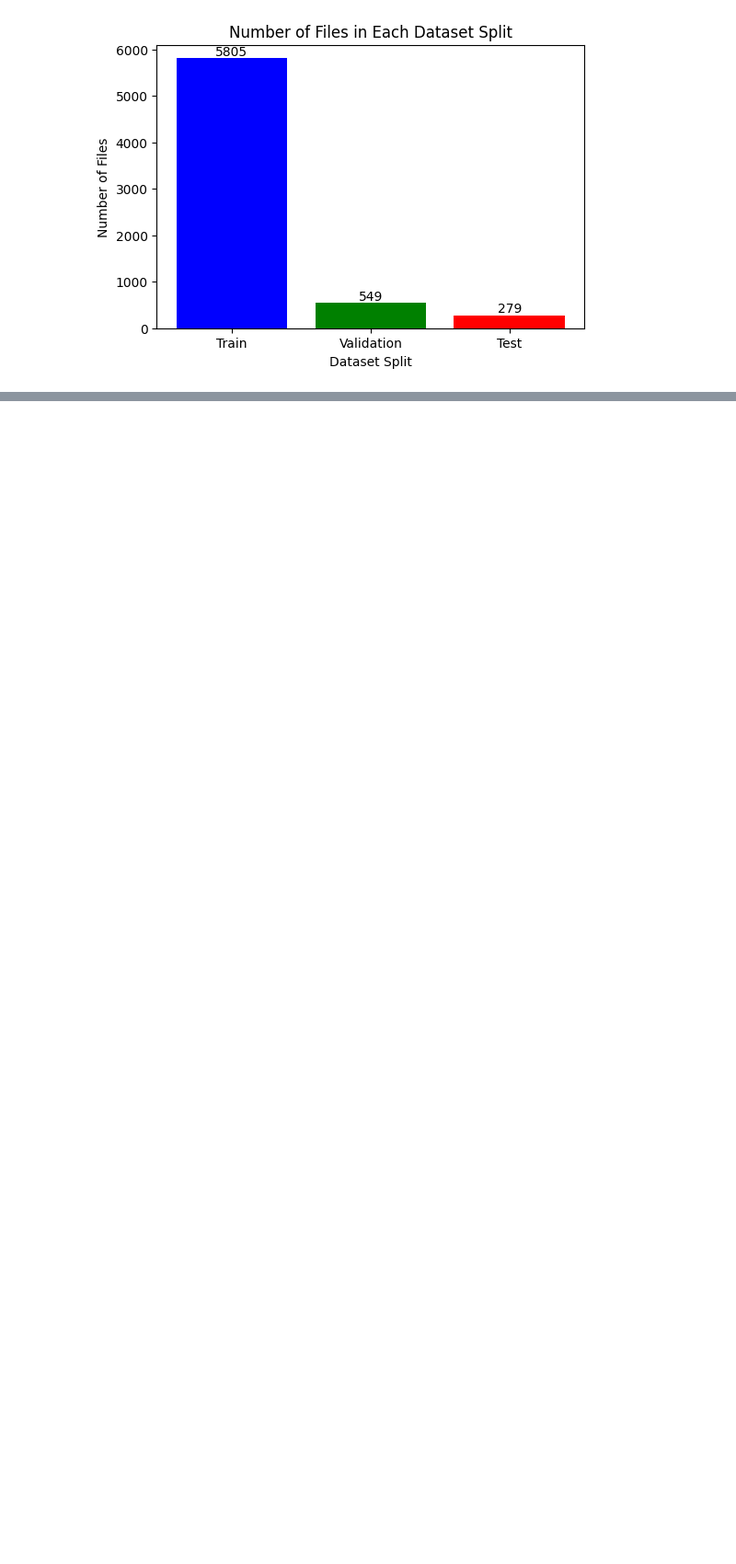
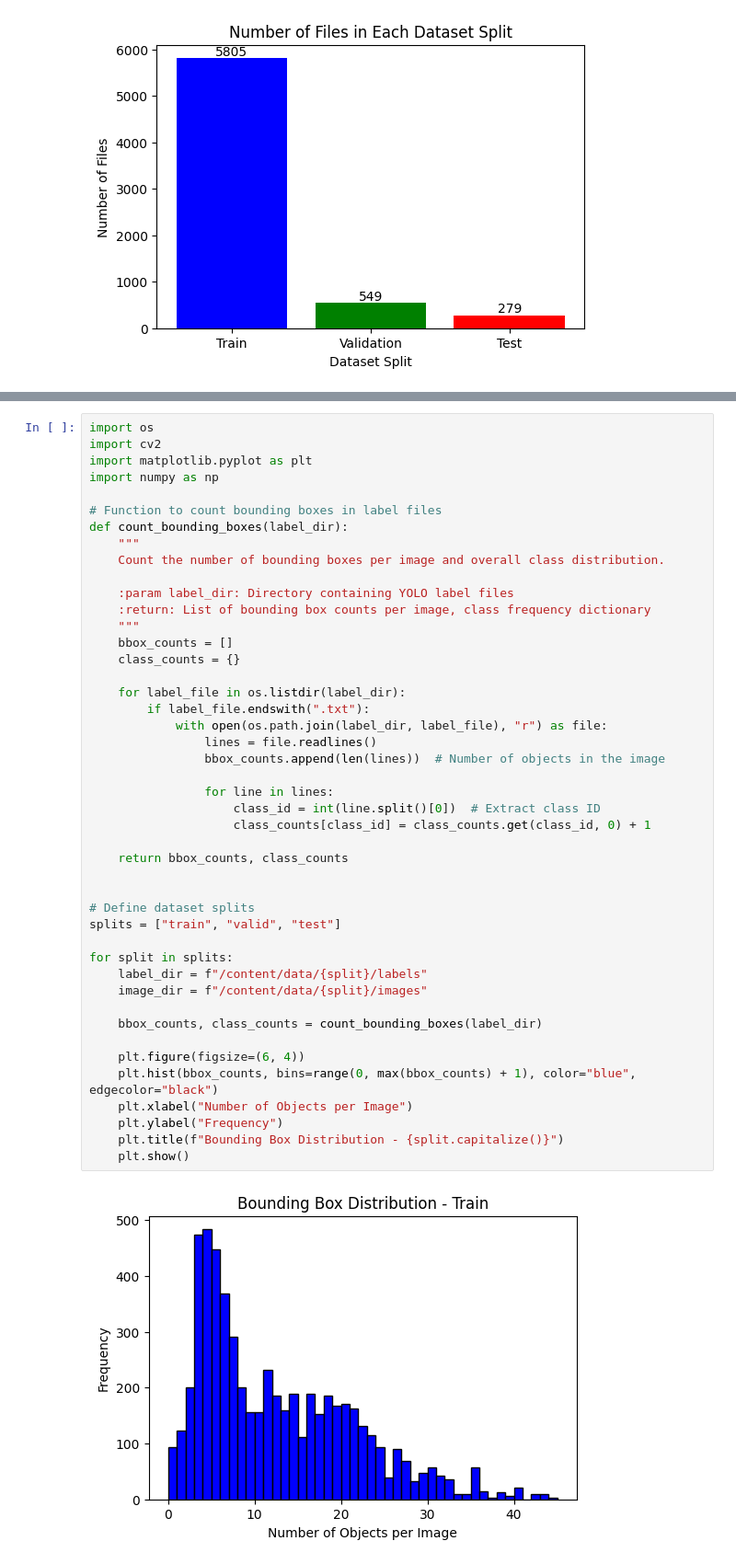
Before and after one commit to SzUM-owcy/TrafficVisionAI, a Jupyter notebook: Data_preparation.ipynb, the cells around one changed output, grey strips where cells are left out. Shown: that part at 92% size. Saved outputs shown, nothing was run; the diff lists cells and outputs as text; blank space fills up the shorter version.

Commit message:
Add more detailed dataset's content analysis
- Bounding box count analysis
- Class distribution analysis
- Image size visualization

```diff
--- a/Data_preparation.ipynb
+++ b/Data_preparation.ipynb
@@ -79,0 +84,47 @@ plt.show()
+# %%
+import os
+import cv2
+import matplotlib.pyplot as plt
+import numpy as np
+
+# Function to count bounding boxes in label files
+def count_bounding_boxes(label_dir):
+    """
+    Count the number of bounding boxes per image and overall class distribution.
+
+    :param label_dir: Directory containing YOLO label files
+    :return: List of bounding box counts per image, class frequency dictionary
+    """
+    bbox_counts = []
+    class_counts = {}
+
+    for label_file in os.listdir(label_dir):
+        if label_file.endswith(".txt"):
+            with open(os.path.join(label_dir, label_file), "r") as file:
+                lines = file.readlines()
+                bbox_counts.append(len(lines))  # Number of objects in the image
+
+                for line in lines:
+                    class_id = int(line.split()[0])  # Extract class ID
+                    class_counts[class_id] = class_counts.get(class_id, 0) + 1
+
+    return bbox_counts, class_counts
+
+
+# Define dataset splits
+splits = ["train", "valid", "test"]
+
+for split in splits:
+    label_dir = f"/content/data/{split}/labels"
+    image_dir = f"/content/data/{split}/images"
+
+    bbox_counts, class_counts = count_bounding_boxes(label_dir)
+
+    plt.figure(figsize=(6, 4))
+    plt.hist(bbox_counts, bins=range(0, max(bbox_counts) + 1), color="blue", edgecolor="black")
+    plt.xlabel("Number of Objects per Image")
+    plt.ylabel("Frequency")
+    plt.title(f"Bounding Box Distribution - {split.capitalize()}")
+    plt.show()
+# %% [output]
+[figure, added]
```
Also changed, not shown: parts of 7 cells of this notebook.
